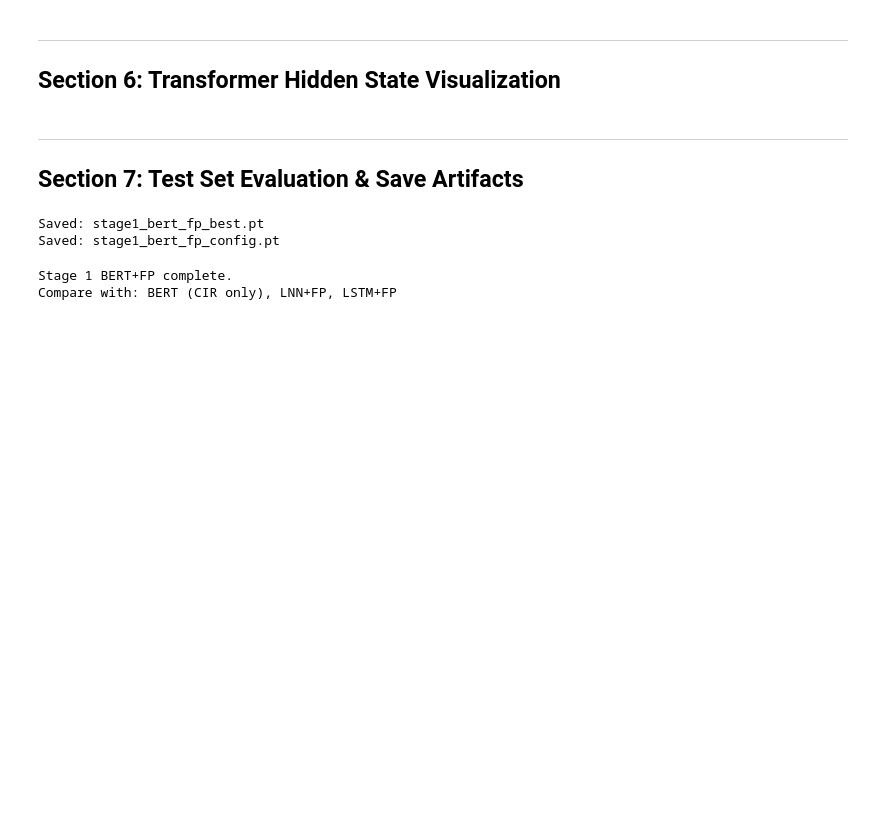
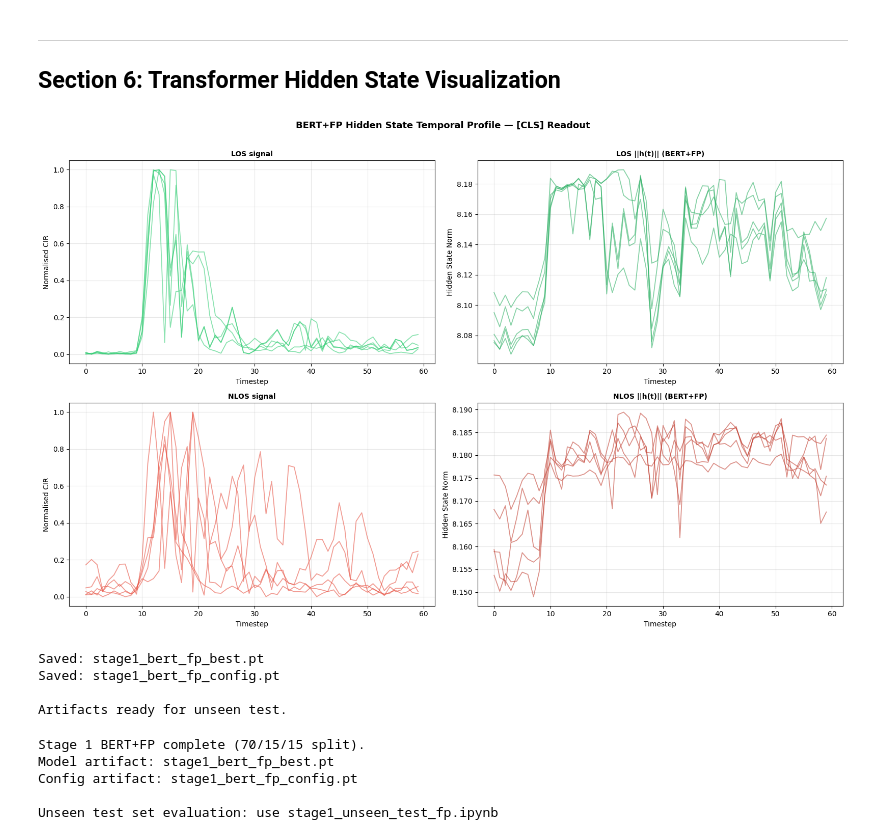
Before and after one commit to jonathanljc/capstone, a Jupyter notebook: bert/stage1_bert_fp.ipynb, the cells around one changed output. Saved outputs shown, nothing was run; the diff lists cells and outputs as text; code cells hidden in the pictures; blank space fills up the shorter version.

```diff
--- a/bert/stage1_bert_fp.ipynb
+++ b/bert/stage1_bert_fp.ipynb
@@ -402,4 +417,29 @@ def train_model(X_train, y_train, X_val, y_val, F_train, F_val, config=CONFIG):
     return model, (X_va, y_va, F_va), history
 
 
-best_model, best_data, best_history = train_model(X_train, y_train, X_val, y_val, F_train, F_val)
+def evaluate(model, X, y, F=None):
+    """Compute classification metrics on given data."""
+    model.eval()
+    X_t = torch.tensor(X).to(device)
+    F_t = torch.tensor(F).to(device) if F is not None else None
+    with torch.no_grad():
+        pred = model(X_t, fp_features=F_t)
+    y_prob = pred.cpu().numpy().flatten()
+    y_pred = (y_prob > 0.5).astype(float)
+    y_true = y.flatten()
+    rep = classification_report(y_true, y_pred, target_names=['LOS','NLOS'],
+                                output_dict=True, zero_division=0)
+    fpr, tpr, _ = roc_curve(y_true, y_prob)
+    return {
+        'acc': rep['accuracy'],
+        'f1_macro': rep['macro avg']['f1-score'],
+        'f1_los': rep['LOS']['f1-score'],
+        'f1_nlos': rep['NLOS']['f1-score'],
+        'auc': auc(fpr, tpr),
+    }
+
+
+# ── Train (70/15/15 split) ──────────────────────────────────────────
+best_model, best_data, best_history = train_model(
+    X_train, y_train, X_val, y_val, F_train, F_val
+)
@@ -496,35 +543,34 @@ def plot_hidden_temporal(model, val_data, n_samples=5):
     X_va, y_va, F_va = val_data
     model.eval()
     with torch.no_grad():
         _, h_all = model(X_va, fp_features=F_va, return_dynamics=True)
     y_true = y_va.cpu().numpy().flatten()
-    # Skip FP prefix token (idx 0) → CIR positions only
+    # Skip [CLS] token (idx 0) → CIR positions only
     h_seq = h_all[:, 1:, :].cpu().numpy()
     h_norm = np.linalg.norm(h_seq, axis=2)
     x_input = X_va.cpu().numpy().squeeze(-1)
     los_idx  = np.where(y_true == 0)[0][:n_samples]
     nlos_idx = np.where(y_true == 1)[0][:n_samples]
 
     fig, axs = plt.subplots(2, 2, figsize=(16, 10))
     plt.subplots_adjust(hspace=0.4, wspace=0.3)
     titles = [
         ("LOS signal", los_idx, "#2ecc71", x_input),
         ("LOS ||h(t)|| (BERT+FP)", los_idx, "#27ae60", h_norm),
         ("NLOS signal", nlos_idx, "#e74c3c", x_input),
         ("NLOS ||h(t)|| (BERT+FP)", nlos_idx, "#c0392b", h_norm),
     ]
     for ax, (title, idx, color, data) in zip(axs.flat, titles):
         for i in idx:
             ax.plot(data[i], alpha=0.55, color=color, lw=1.3)
         ax.set_title(title, fontsize=10, fontweight="bold")
         ax.set_xlabel("Timestep"); ax.grid(True, alpha=0.3)
         ax.set_ylabel("Normalised CIR" if "signal" in title else "Hidden State Norm")
-    plt.suptitle("BERT+FP Hidden State Temporal Profile — FP Prefix Token + Avg Pooling",
+    plt.suptitle("BERT+FP Hidden State Temporal Profile — [CLS] Readout",
                  fontsize=13, fontweight="bold", y=1.01)
     plt.tight_layout()
     plt.show()
 
 plot_hidden_temporal(best_model, best_data, n_samples=5)
+# %% [output]
+[figure, added]
-# %% [markdown]
----
-## Section 7: Test Set Evaluation & Save Artifacts
@@ -565,14 +577,26 @@ print(f"\nModel: BERT_FP_Classifier (prefix token) | Embedding dim: {best_model.
 # %%
 torch.save(best_model.state_dict(), "stage1_bert_fp_best.pt")
 print("Saved: stage1_bert_fp_best.pt")
-torch.save({"config": CONFIG}, "stage1_bert_fp_config.pt")
+torch.save({
+    "config": CONFIG,
+    "history": best_history,
+}, "stage1_bert_fp_config.pt")
 print("Saved: stage1_bert_fp_config.pt")
+
+print(f"\nArtifacts ready for unseen test.")
 # %% [output]
 Saved: stage1_bert_fp_best.pt
 Saved: stage1_bert_fp_config.pt
+
+Artifacts ready for unseen test.
-# %%
-print("Stage 1 BERT+FP complete.")
-print("Compare with: BERT (CIR only), LNN+FP, LSTM+FP")
-# %% [output]
-Stage 1 BERT+FP complete.
-Compare with: BERT (CIR only), LNN+FP, LSTM+FP
+# %%
+print("Stage 1 BERT+FP complete (70/15/15 split).")
+print("Model artifact: stage1_bert_fp_best.pt")
+print("Config artifact: stage1_bert_fp_config.pt")
+print("\nUnseen test set evaluation: use stage1_unseen_test_fp.ipynb")
+# %% [output]
+Stage 1 BERT+FP complete (70/15/15 split).
+Model artifact: stage1_bert_fp_best.pt
+Config artifact: stage1_bert_fp_config.pt
+
+Unseen test set evaluation: use stage1_unseen_test_fp.ipynb
```
Also changed, not shown: parts of 9 cells of this notebook, 30 other files.
